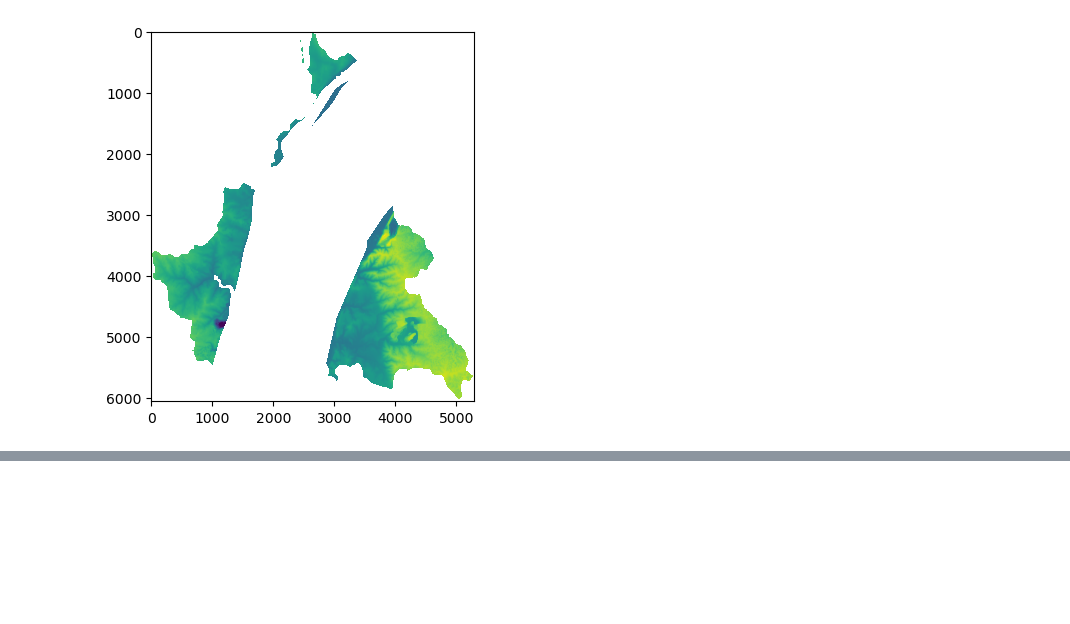
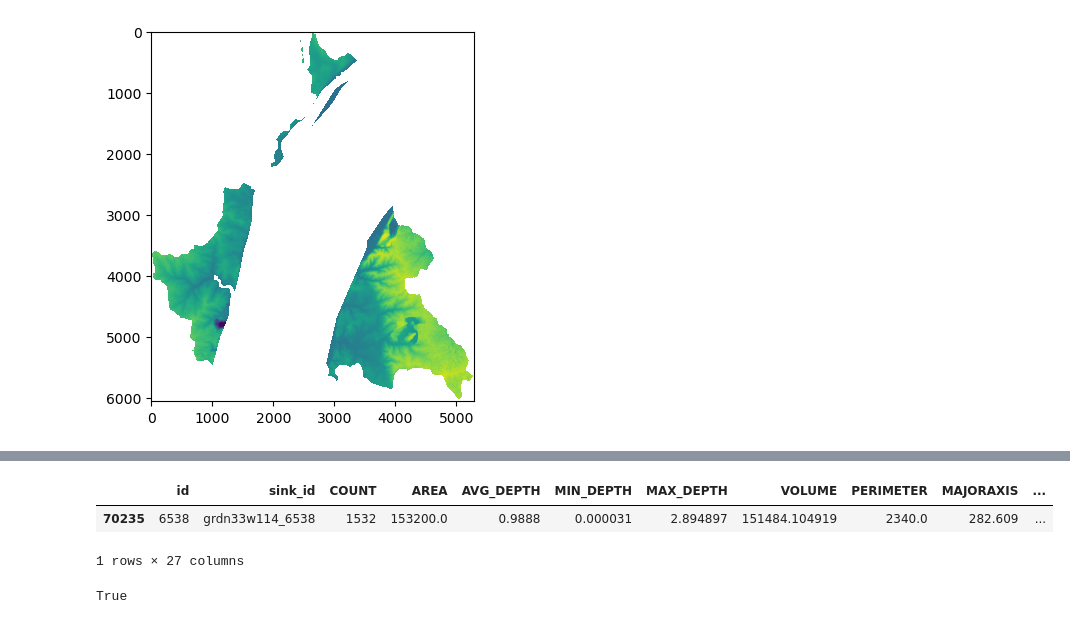
Before and after one commit to CovingtonResearchGroup/sinkhole_analysis, a Jupyter notebook: HUC-karst-trimming.ipynb, the cells around one changed output, grey strips where cells are left out. Drawn from its saved outputs; the diff is of its cells as text; code cells hidden in the pictures; blank space fills up the shorter version.

```diff
--- a/HUC-karst-trimming.ipynb
+++ b/HUC-karst-trimming.ipynb
@@ -309,0 +346,11 @@ bbox_zip
+# %%
+
+all_sinks[all_sinks.overlaps(carb_hucs.iloc[1501].geometry)]
+# %% [output]
+|  | id | sink_id | COUNT | AREA | AVG_DEPTH | MIN_DEPTH | MAX_DEPTH | VOLUME | PERIMETER | MAJORAXIS | ... |
+| 70235 | 6538 | grdn33w114_6538 | 1532 | 153200.0 | 0.9888 | 0.000031 | 2.894897 | 151484.104919 | 2340.0 | 282.609 | ... |
+1 rows × 27 columns
+# %%
+carb_hucs.iloc[2].geometry.overlaps(all_sinks_dissolve.iloc[0].geometry)
+# %% [output]
+True
```
Also changed, not shown: parts of 14 cells of this notebook, 1 other file.
